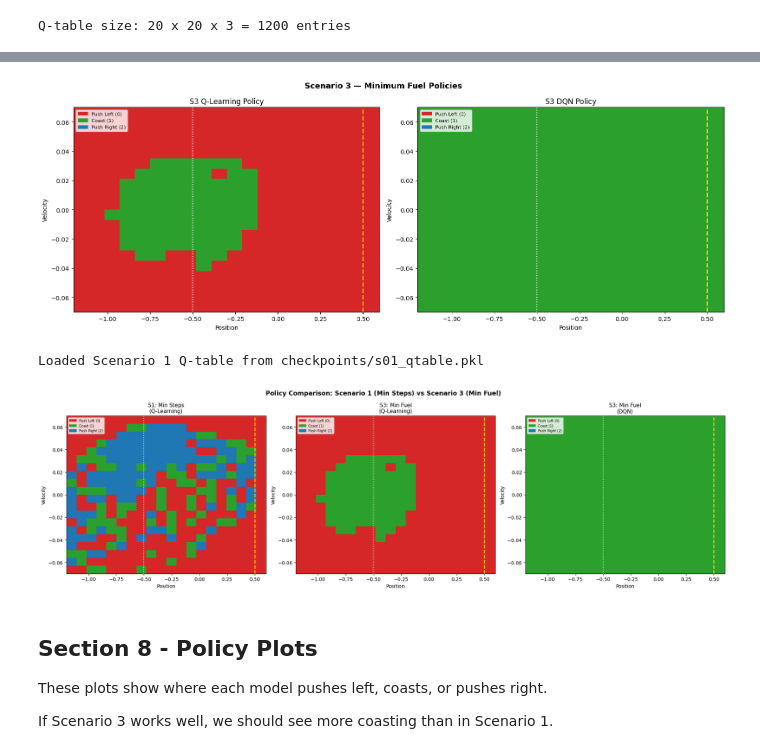
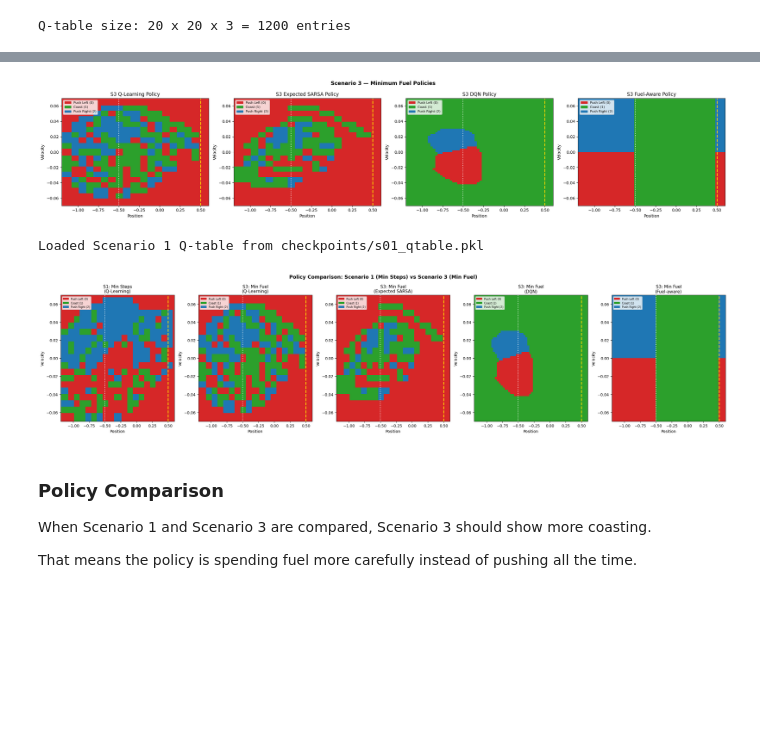
Before and after one commit to sjekic/reinforcement-learning, a Jupyter notebook: scenario_03_discrete_minfuel.ipynb, the cells around one changed output, grey strips where cells are left out. Saved outputs shown, nothing was run; the diff lists cells and outputs as text; code cells hidden in the pictures; blank space fills up the shorter version.

```diff
--- a/scenario_03_discrete_minfuel.ipynb
+++ b/scenario_03_discrete_minfuel.ipynb
@@ -366,12 +708,12 @@ Q-table saved -> checkpoints/s03_qtable.pkl
 # %%
-print('Training DQN with FuelCostWrapper (2500 episodes)...')
+print('Training DQN comparison model — fuel-aware warm-start')
 dqn = DQNAgent(
     state_dim=2, n_actions=3,
-    lr=5e-4, gamma=0.99,
-    eps_start=1.0, eps_end=0.01, eps_decay=0.9993,
+    lr=5e-4, gamma=0.999,
+    eps_start=1.0, eps_end=0.05, eps_decay=0.9990,
     batch_size=64, target_update=200
 )
-dqn_rewards, dqn_coast = train_dqn(env, dqn, n_episodes=2500)
+dqn_rewards, dqn_coast = train_dqn(env, dqn, n_episodes=2500, warmup_prob=0.70)
 torch.save(dqn.policy_net.state_dict(), 'checkpoints/s03_dqn.pth')
 print('DQN weights saved -> checkpoints/s03_dqn.pth')
 # %% [output]
@@ -520,36 +1038,40 @@ In this scenario, success and push count must be read together.
 # %%
-# Policy heatmaps for both S3 agents
+# Policy heatmaps for S3 agents and the fuel-aware resonant policy
 n_grid = 60
-pos_g  = np.linspace(POS_LOW, POS_HIGH, n_grid)
-vel_g  = np.linspace(VEL_LOW, VEL_HIGH, n_grid)
+pos_g = np.linspace(POS_LOW, POS_HIGH, n_grid)
+vel_g = np.linspace(VEL_LOW, VEL_HIGH, n_grid)
 colors = ['#d62728', '#2ca02c', '#1f77b4']
-cmap   = ListedColormap(colors)
+cmap = ListedColormap(colors)
 action_labels = ['Push Left (0)', 'Coast (1)', 'Push Right (2)']
 
-fig, axes = plt.subplots(1, 2, figsize=(16, 6))
+policy_items = [
+    (ql_fn, 'S3 Q-Learning Policy', 'ql'),
+    (esarsa_fn, 'S3 Expected SARSA Policy', 'esarsa'),
+    (dqn_fn, 'S3 DQN Policy', 'dqn'),
+    (fuel_fn, 'S3 Fuel-Aware Policy', 'fuel'),
+]
+
+fig, axes = plt.subplots(1, len(policy_items), figsize=(6 * len(policy_items), 5))
 s3_grids = {}
-for ax, (fn, title, key) in zip(axes, [
-    (ql_fn,  'S3 Q-Learning Policy', 'ql'),
-    (dqn_fn, 'S3 DQN Policy',        'dqn'),
-]):
+for ax, (fn, title, key) in zip(axes, policy_items):
     grid = np.array([[fn(np.array([p, v])) for p in pos_g] for v in vel_g])
     s3_grids[key] = grid
     ax.imshow(grid, extent=[POS_LOW, POS_HIGH, VEL_LOW, VEL_HIGH],
               origin='lower', cmap=cmap, aspect='auto', vmin=0, vmax=2)
-    ax.axvline(0.5,  color='gold',  ls='--', lw=2)
-    ax.axvline(-0.5, color='white', ls=':',  lw=1.5)
+    ax.axvline(0.5, color='gold', ls='--', lw=2)
+    ax.axvline(-0.5, color='white', ls=':', lw=1.5)
     ax.set_xlabel('Position')
     ax.set_ylabel('Velocity')
     ax.set_title(title)
     patches = [mpatches.Patch(color=colors[i], label=action_labels[i]) for i in range(3)]
     ax.legend(handles=patches, loc='upper left', fontsize=8)
 
 plt.suptitle('Scenario 3 — Minimum Fuel Policies', fontsize=13, fontweight='bold')
 plt.tight_layout()
 plt.savefig('checkpoints/s03_policy_heatmap.png', dpi=150)
 plt.show()
 # %% [output]
-[figure, old version]
+[figure, new version]
 # %%
 # Side-by-side comparison: S1 (min-steps) vs S3 (min-fuel)
 # Load S1 Q-table if available; otherwise compute a reference policy
@@ -564,13 +1086,16 @@ except FileNotFoundError:
     s1_available = False
 
 if s1_available:
-    fig, axes = plt.subplots(1, 3, figsize=(20, 6))
+    comparison_items = [
+        (s1_fn, 'S1: Min Steps\n(Q-Learning)'),
+        (ql_fn, 'S3: Min Fuel\n(Q-Learning)'),
+        (esarsa_fn, 'S3: Min Fuel\n(Expected SARSA)'),
+        (dqn_fn, 'S3: Min Fuel\n(DQN)'),
+        (fuel_fn, 'S3: Min Fuel\n(Fuel-aware)'),
+    ]
+    fig, axes = plt.subplots(1, len(comparison_items), figsize=(5 * len(comparison_items), 6))
 
-    for ax, (fn, title) in zip(axes, [
-        (s1_fn,  'S1: Min Steps\n(Q-Learning)'),
-        (ql_fn,  'S3: Min Fuel\n(Q-Learning)'),
-        (dqn_fn, 'S3: Min Fuel\n(DQN)'),
-    ]):
+    for ax, (fn, title) in zip(axes, comparison_items):
         grid = np.array([[fn(np.array([p, v])) for p in pos_g] for v in vel_g])
         ax.imshow(grid, extent=[POS_LOW, POS_HIGH, VEL_LOW, VEL_HIGH],
                   origin='lower', cmap=cmap, aspect='auto', vmin=0, vmax=2)
@@ -589,11 +1114,11 @@ if s1_available:
     plt.show()
 # %% [output]
 Loaded Scenario 1 Q-table from checkpoints/s01_qtable.pkl
-[figure, old version]
+[figure, new version]
 # %% [markdown]
-## Section 8 - Policy Plots
+### Policy Comparison
 
-These plots show where each model pushes left, coasts, or pushes right.
+When Scenario 1 and Scenario 3 are compared, Scenario 3 should show more coasting.
 
-If Scenario 3 works well, we should see more coasting than in Scenario 1.
+That means the policy is spending fuel more carefully instead of pushing all the time.
 # %%
```
Also changed, not shown: parts of 31 cells of this notebook, 1 other file.
